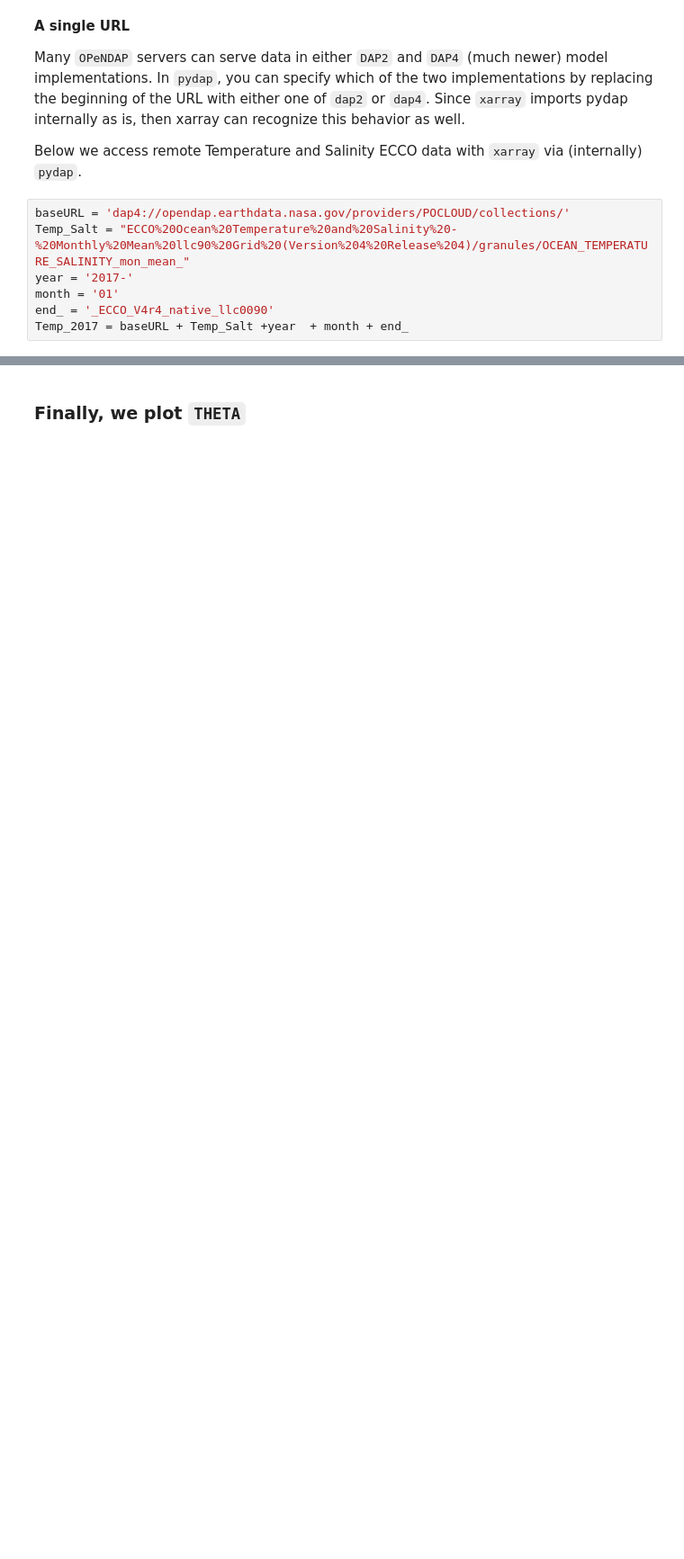
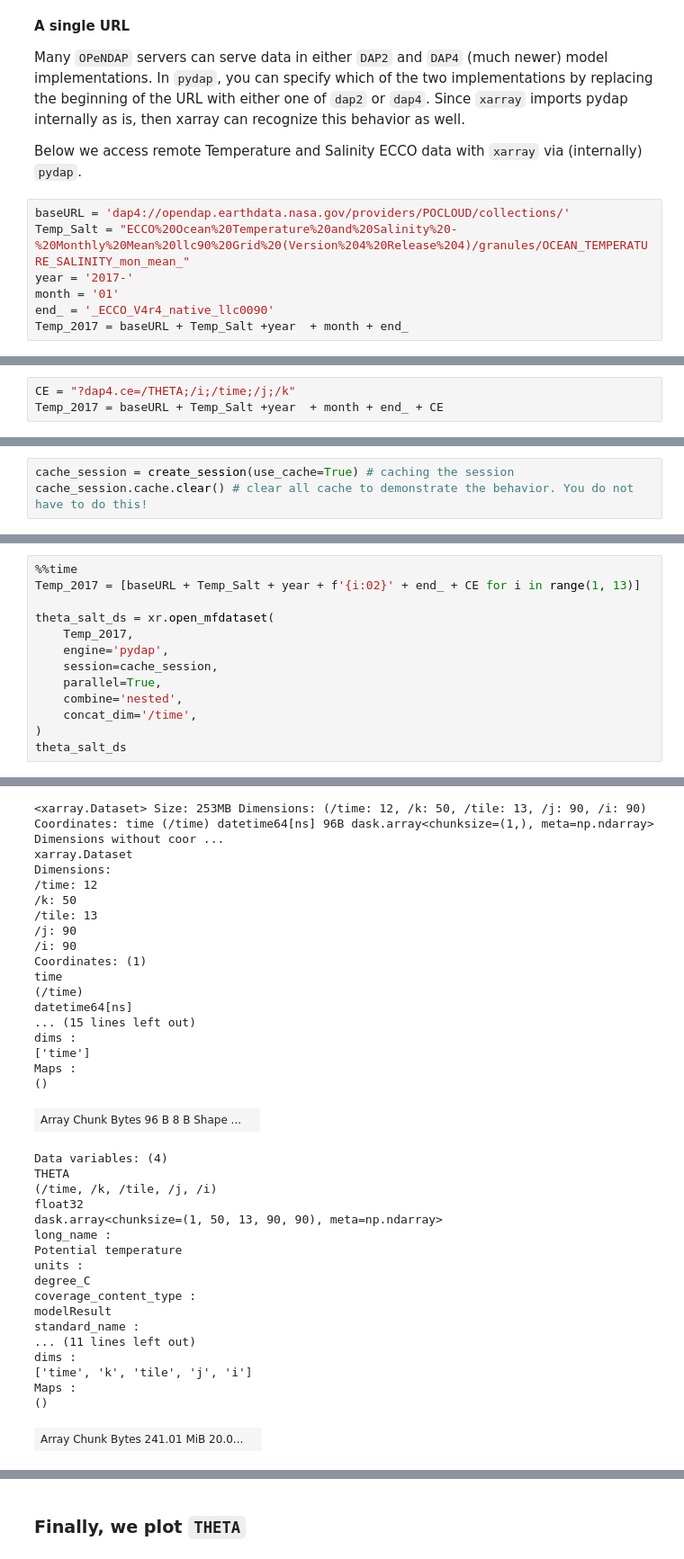
Before and after one commit to pydap/pydap, a Jupyter notebook: docs/en/notebooks/ECCO.ipynb, the cells around one changed output, grey strips where cells are left out. Shown at 90% size. Saved outputs shown, nothing was run; the diff lists cells and outputs as text; blank space fills up the shorter version.

```diff
--- a/docs/en/notebooks/ECCO.ipynb
+++ b/docs/en/notebooks/ECCO.ipynb
@@ -164,0 +234,3 @@ dataset
+# %%
+CE = "?dap4.ce=/THETA;/i;/time;/j;/k"
+Temp_2017 = baseURL + Temp_Salt +year  + month + end_ + CE
@@ -181,0 +269,3 @@ theta_salt_ds = xr.open_mfdataset(
+# %%
+cache_session = create_session(use_cache=True) # caching the session
+cache_session.cache.clear() # clear all cache to demonstrate the behavior. You do not have to do this!
@@ -181,0 +293,14 @@ theta_salt_ds = xr.open_mfdataset(
+# %%
+%%time
+Temp_2017 = [baseURL + Temp_Salt + year + f'{i:02}' + end_ + CE for i in range(1, 13)]
+
+theta_salt_ds = xr.open_mfdataset(
+    Temp_2017,
+    engine='pydap',
+    session=cache_session,
+    parallel=True,
+    combine='nested',
+    concat_dim='/time',
+)
+theta_salt_ds
+# %% [output]
@@ -181,0 +309,36 @@ theta_salt_ds = xr.open_mfdataset(
+<xarray.Dataset> Size: 253MB Dimensions: (/time: 12, /k: 50, /tile: 13, /j: 90, /i: 90) Coordinates: time (/time) datetime64[ns] 96B dask.array<chunksize=(1,), meta=np.ndarray> Dimensions without coor ...
+xarray.Dataset
+Dimensions:
+/time: 12
+/k: 50
+/tile: 13
+/j: 90
+/i: 90
+Coordinates: (1)
+time
+(/time)
+datetime64[ns]
+... (15 lines left out)
+dims :
+['time']
+Maps :
+()
+| Array Chunk Bytes 96 B 8 B Shape ... |  |
+Data variables: (4)
+THETA
+(/time, /k, /tile, /j, /i)
+float32
+dask.array<chunksize=(1, 50, 13, 90, 90), meta=np.ndarray>
+long_name :
+Potential temperature
+units :
+degree_C
+coverage_content_type :
+modelResult
+standard_name :
+... (11 lines left out)
+dims :
+['time', 'k', 'tile', 'j', 'i']
+Maps :
+()
+| Array Chunk Bytes 241.01 MiB 20.0... |  |
```
Also changed, not shown: parts of 18 cells of this notebook, 5 other files.
